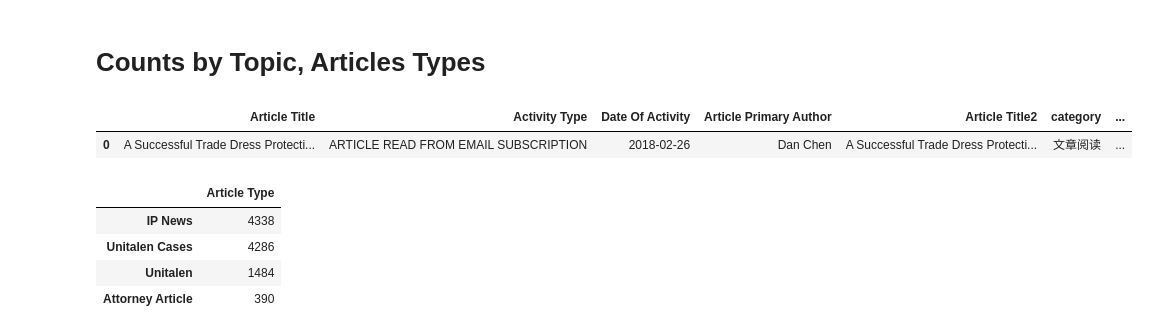
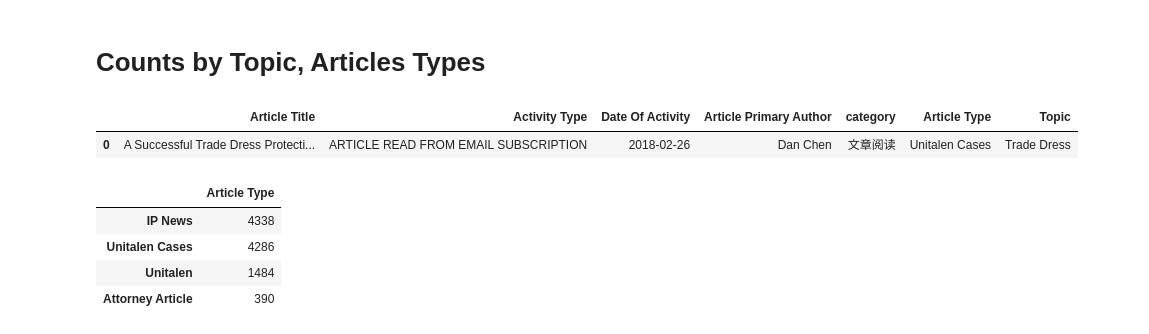
Before and after one commit to catelinn/data-analysis-portfolio, a Jupyter notebook: projects/data cleaning and wrangling at old job/website_article_performance_analysis.ipynb, the cells around one changed output. Saved outputs shown, nothing was run; the diff lists cells and outputs as text; code cells hidden in the pictures.

```diff
--- a/projects/data cleaning and wrangling at old job/website_article_performance_analysis.ipynb
+++ b/projects/data cleaning and wrangling at old job/website_article_performance_analysis.ipynb
@@ -124,7 +133,6 @@ dtypes: object(3)
 memory usage: 896.0+ bytes
 # %%
 articles['Article Title'] = articles['Article Title'].str.strip()
-regUsr_dat['Article Title'] = regUsr_dat['Article Title'].str.strip()
-unregUsr_dat['Article Title'] = unregUsr_dat['Article Title'].str.strip()
+df['Article Title'] = df['Article Title'].str.strip()
 # %%
 # check how many unique articles found in user activities
@@ -304,14 +260,15 @@ count_df
 # %% [markdown]
 # Counts by Topic, Articles Types
 # %%
-# Inner join user activity and articles datasets on `Article Title`
+# Inner join user activities and articles datasets on `Article Title`
 # only include records that have matching values in both datasets
-df = df.merge(articles, on='Article Title')
+# because this time, I'd exclude the activites without article titles
+df = df.merge(articles, how='inner', on='Article Title')
 df.rename(columns={'Matter of Concern':'Topic'}, inplace=True)
 df.head(1)
 # %% [output]
-|  | Article Title | Activity Type | Date Of Activity | Article Primary Author | Article Title2 | category | ... |
-| 0 | A Successful Trade Dress Protecti... | ARTICLE READ FROM EMAIL SUBSCRIPTION | 2018-02-26 | Dan Chen | A Successful Trade Dress Protecti... | 文章阅读 | ... |
+|  | Article Title | Activity Type | Date Of Activity | Article Primary Author | category | Article Type | Topic |
+| 0 | A Successful Trade Dress Protecti... | ARTICLE READ FROM EMAIL SUBSCRIPTION | 2018-02-26 | Dan Chen | 文章阅读 | Unitalen Cases | Trade Dress |
 # %%
 df["Article Type"].value_counts().to_frame()
 # %% [output]
```
Also changed, not shown: parts of 17 cells of this notebook.
